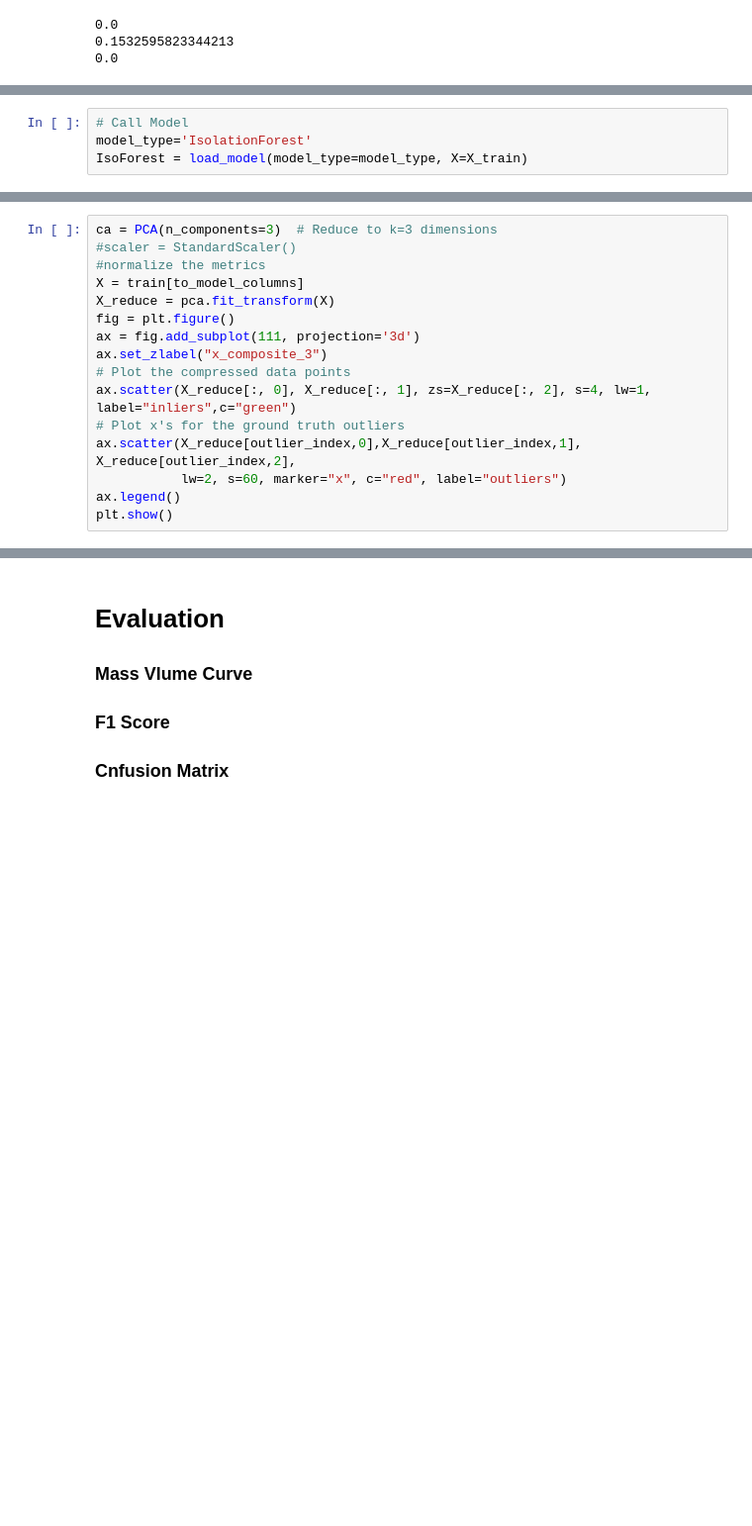
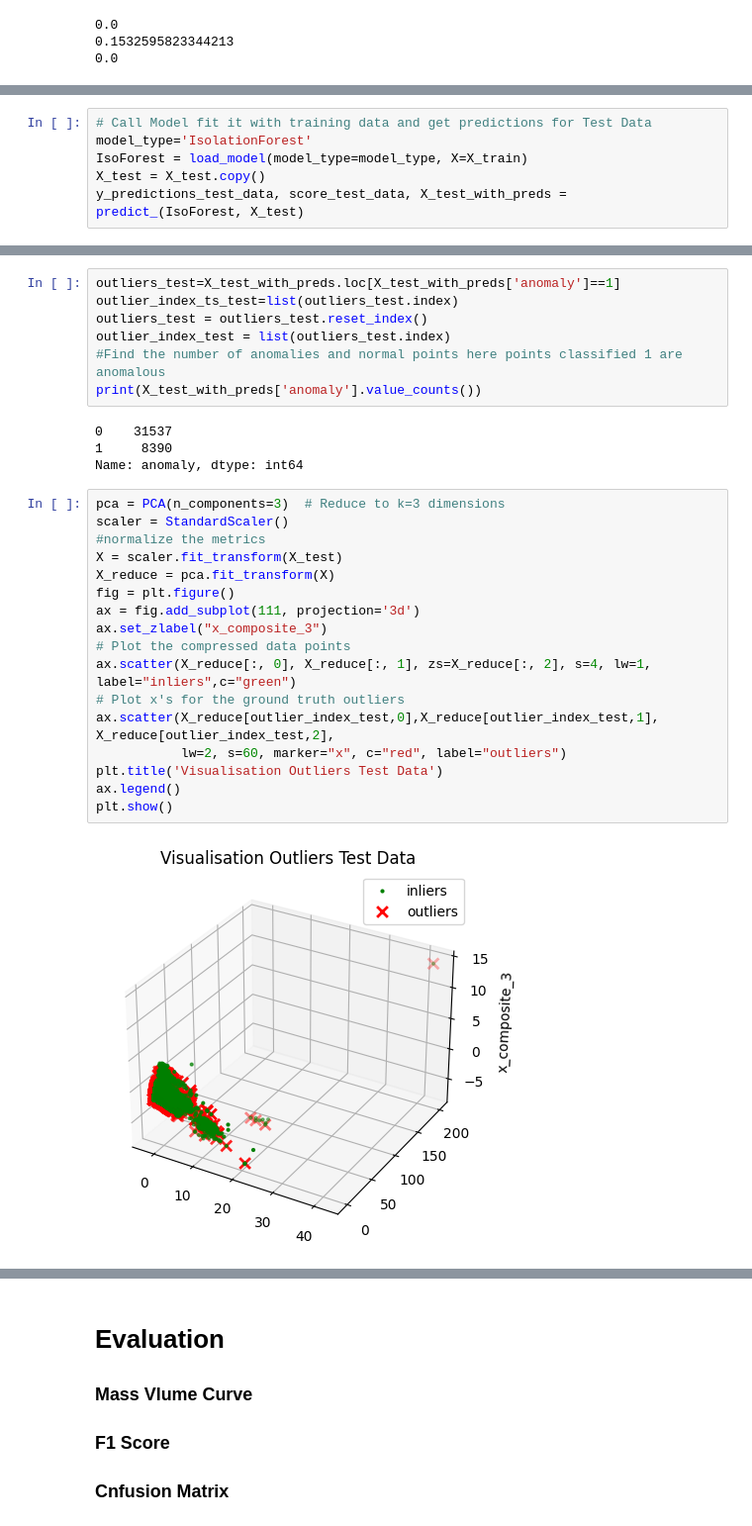
Before and after one commit to Janalytics94/anomaly-detection-software, a Jupyter notebook: src/model/project.ipynb, the cells around one changed output, grey strips where cells are left out. Shown at 99% size. Drawn from its saved outputs; the diff is of its cells as text; blank space fills up the shorter version.

```diff
--- a/src/model/project.ipynb
+++ b/src/model/project.ipynb
@@ -147,4 +202,6 @@ contamination_rate_validation = calculate_anomalous_rate(validation); print(cont
 # %%
-# Call Model
+# Call Model fit it with training data and get predictions for Test Data
 model_type='IsolationForest'
 IsoForest = load_model(model_type=model_type, X=X_train)
+X_test = X_test.copy()
+y_predictions_test_data, score_test_data, X_test_with_preds = predict_(IsoForest, X_test)
@@ -154,18 +208,32 @@ FileNotFoundError: [Errno 2] No such file or directory: 'src/model/params.yml'
+# %%
+outliers_test=X_test_with_preds.loc[X_test_with_preds['anomaly']==1]
+outlier_index_ts_test=list(outliers_test.index)
+outliers_test = outliers_test.reset_index()
+outlier_index_test = list(outliers_test.index)
+#Find the number of anomalies and normal points here points classified 1 are anomalous
+print(X_test_with_preds['anomaly'].value_counts())
+# %% [output]
+0    31537
+1     8390
+Name: anomaly, dtype: int64
 # %%
-ca = PCA(n_components=3)  # Reduce to k=3 dimensions
-#scaler = StandardScaler()
+pca = PCA(n_components=3)  # Reduce to k=3 dimensions
+scaler = StandardScaler()
 #normalize the metrics
-X = train[to_model_columns]
+X = scaler.fit_transform(X_test)
 X_reduce = pca.fit_transform(X)
 fig = plt.figure()
 ax = fig.add_subplot(111, projection='3d')
 ax.set_zlabel("x_composite_3")
 # Plot the compressed data points
 ax.scatter(X_reduce[:, 0], X_reduce[:, 1], zs=X_reduce[:, 2], s=4, lw=1, label="inliers",c="green")
 # Plot x's for the ground truth outliers
-ax.scatter(X_reduce[outlier_index,0],X_reduce[outlier_index,1], X_reduce[outlier_index,2],
+ax.scatter(X_reduce[outlier_index_test,0],X_reduce[outlier_index_test,1], X_reduce[outlier_index_test,2],
            lw=2, s=60, marker="x", c="red", label="outliers")
+plt.title('Visualisation Outliers Test Data')
 ax.legend()
 plt.show()
+# %% [output]
+[figure, added]
 # %%
 pca = PCA(2)
```
Also changed, not shown: parts of 20 cells of this notebook, 2 other files.
